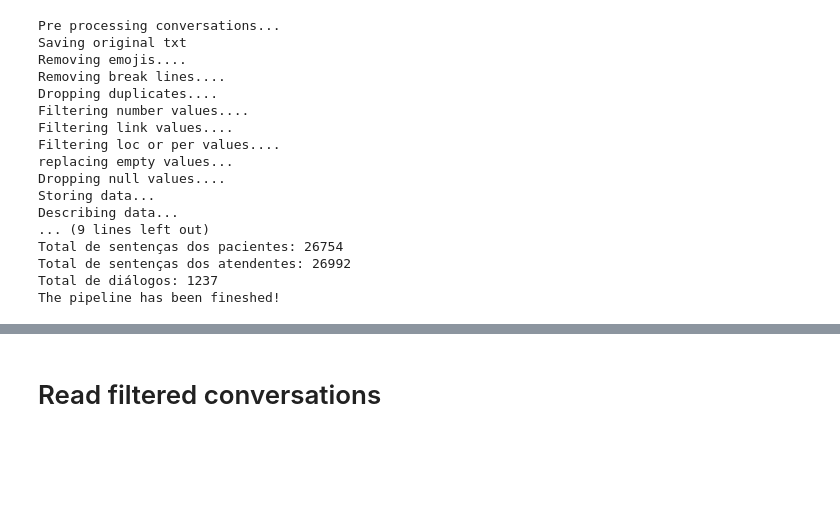
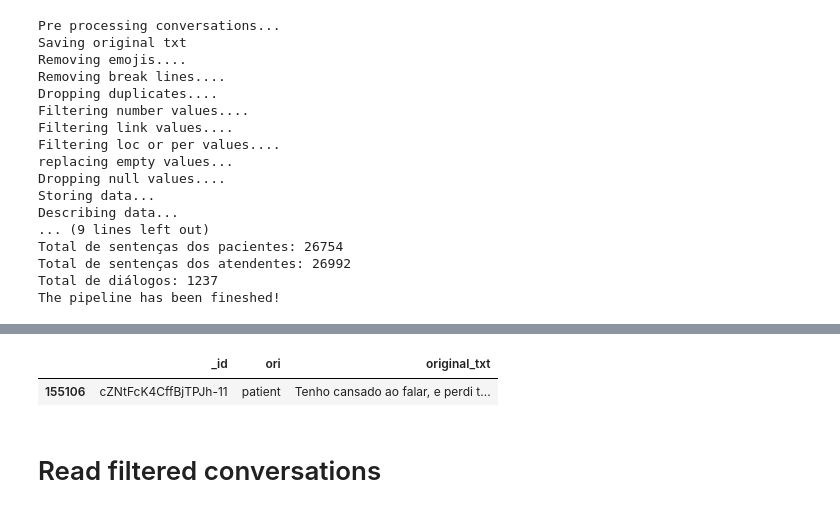
Before and after one commit to valmirosjunior/intent_classifier, a Jupyter notebook: notebooks/pre_processing.ipynb, the cells around one changed output, grey strips where cells are left out. Drawn from its saved outputs; the diff is of its cells as text; code cells hidden in the pictures; blank space fills up the shorter version.

```diff
--- a/notebooks/pre_processing.ipynb
+++ b/notebooks/pre_processing.ipynb
@@ -64,3 +70,8 @@ processed_conversations.head()
+# %%
+processed_conversations[processed_conversations['txt'].str.lower().str.contains("perdi totalmente o apetite".lower())].sort_values('seq')[['_id', 'ori', 'original_txt']]
+# %% [output]
+|  | _id | ori | original_txt |
+| 155106 | cZNtFcK4CffBjTPJh-11 | patient | Tenho cansado ao falar, e perdi t... |
 # %% [markdown]
 # Read filtered conversations
 # %%
```
Also changed, not shown: parts of 5 cells of this notebook, 13 other files.
